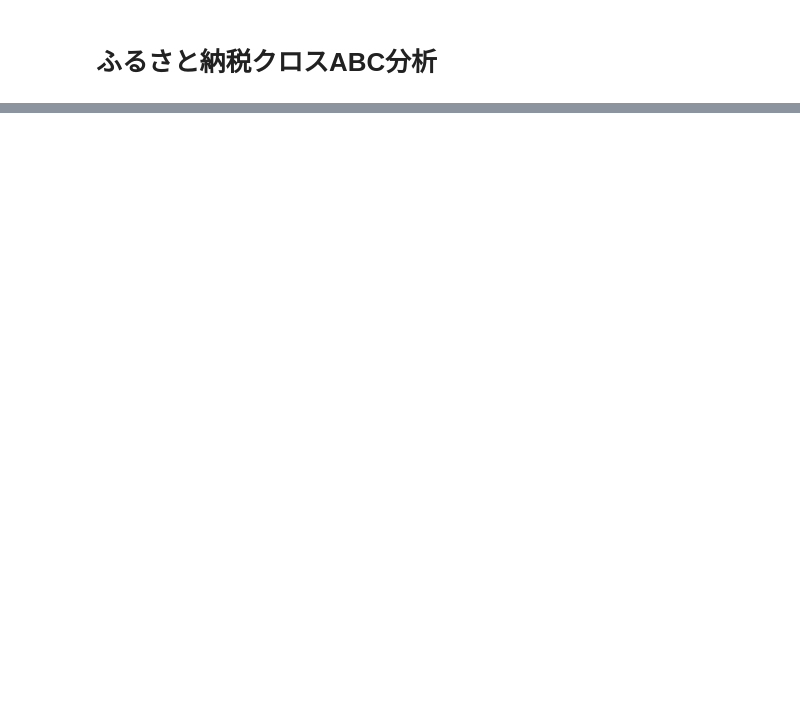
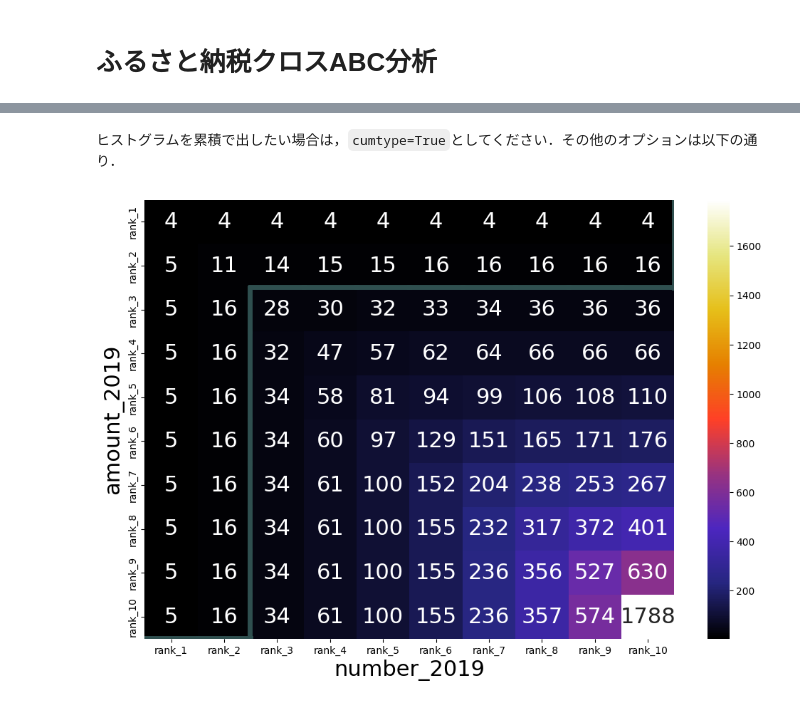
Before and after one commit to ueduck8x/crossabc, a Jupyter notebook: example.ipynb, the cells around one changed output, grey strips where cells are left out. Cells and saved outputs as stored; diff of their text form; code cells hidden in the pictures; blank space fills up the shorter version.

````diff
--- a/example.ipynb
+++ b/example.ipynb
@@ -173,0 +84,20 @@ print(401 / 1778)
+# %% [markdown]
+ヒストグラムを累積で出したい場合は，```cumtype=True```としてください．その他のオプションは以下の通り．
+# %%
+fig = plt.figure(figsize=(12, 8))
+ax = fig.add_subplot(1, 1, 1)
+# デフォルト値はfontsize=15, label_fontsize=15, linecolor="black", linewidth=2, cmap="Spectral_r"
+cc.draw_histgram(
+    ax=ax,
+    cumtype=True,
+    mode=0,
+    threshold=0.01,
+    fontsize=22,
+    label_fontsize=22,
+    linecolor="#2f4f4f",
+    linewidth=5,
+    cmap="CMRmap"
+)
+plt.show()
+# %% [output]
+[figure, added]
````
Also changed, not shown: parts of 62 cells of this notebook.
